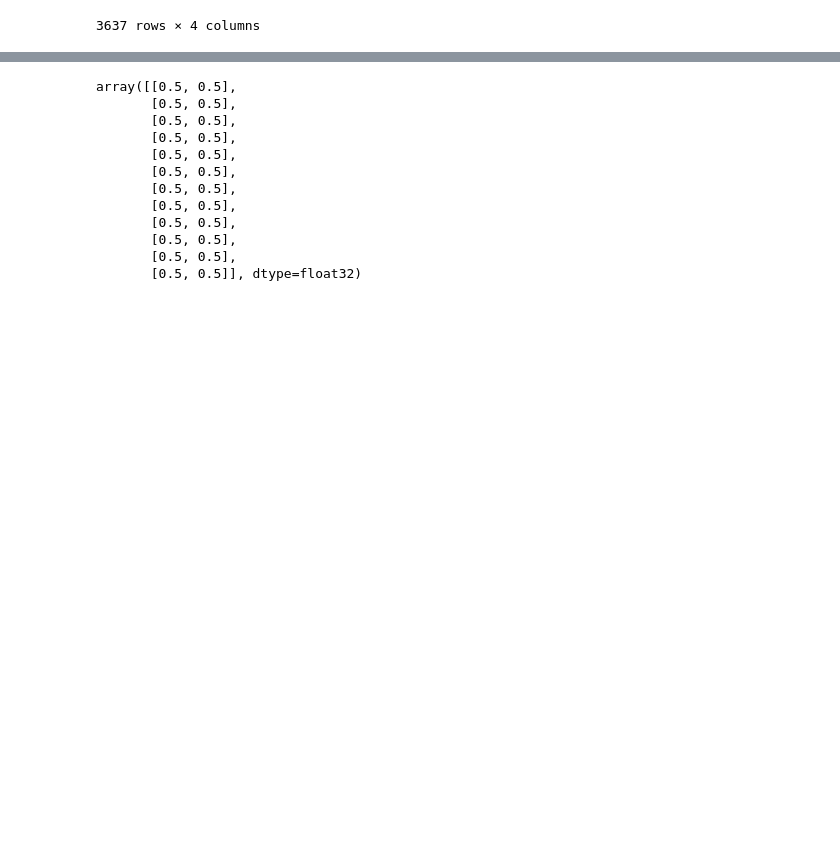
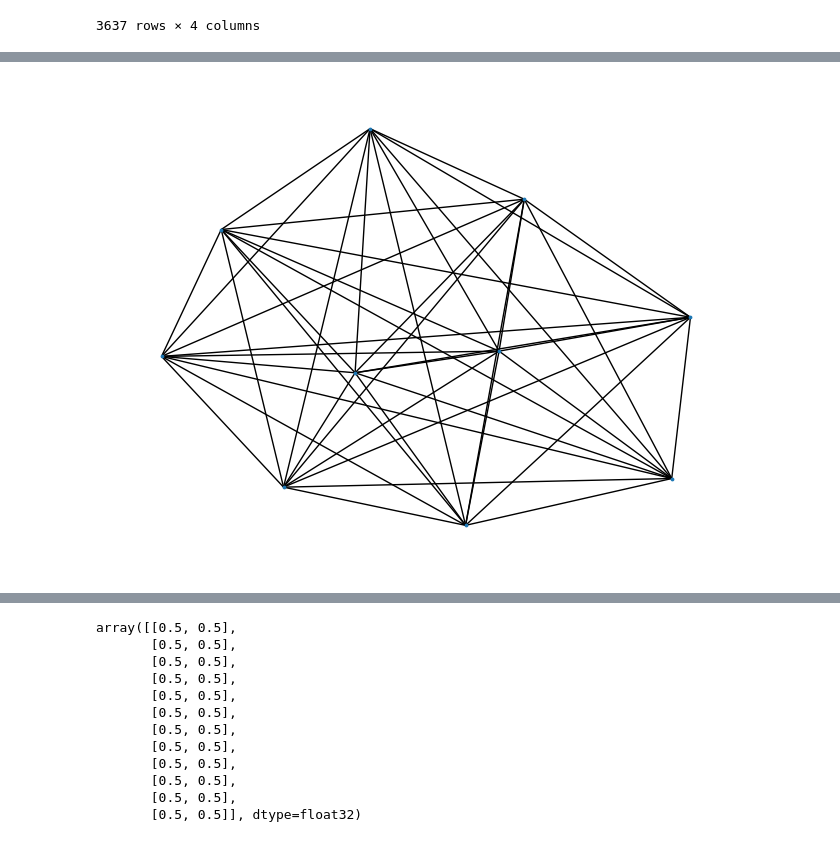
Before and after one commit to suchanuchp/dse-random-walk, a Jupyter notebook: notebooks/DSE Random Walks.ipynb, the cells around one changed output, grey strips where cells are left out. Saved outputs shown, nothing was run; the diff lists cells and outputs as text; code cells hidden in the pictures; blank space fills up the shorter version.

```diff
--- a/notebooks/DSE Random Walks.ipynb
+++ b/notebooks/DSE Random Walks.ipynb
@@ -83,0 +110,2 @@ df_ds_ft.shape
+# %%
+df_dt_ft = df_dt_ft[~df_dt_ft.compound.isna()]
@@ -297,0 +703,6 @@ array([[0.        , 0.04545454, 0.04545454, 0.04545454, 0.04545454,
+# %%
+G = nx.from_numpy_matrix(rw.M_ss[:10, :10])
+# %%
+nx.draw(G, node_size=3)
+# %% [output]
+[figure, added]
```
Also changed, not shown: parts of 83 cells of this notebook.
